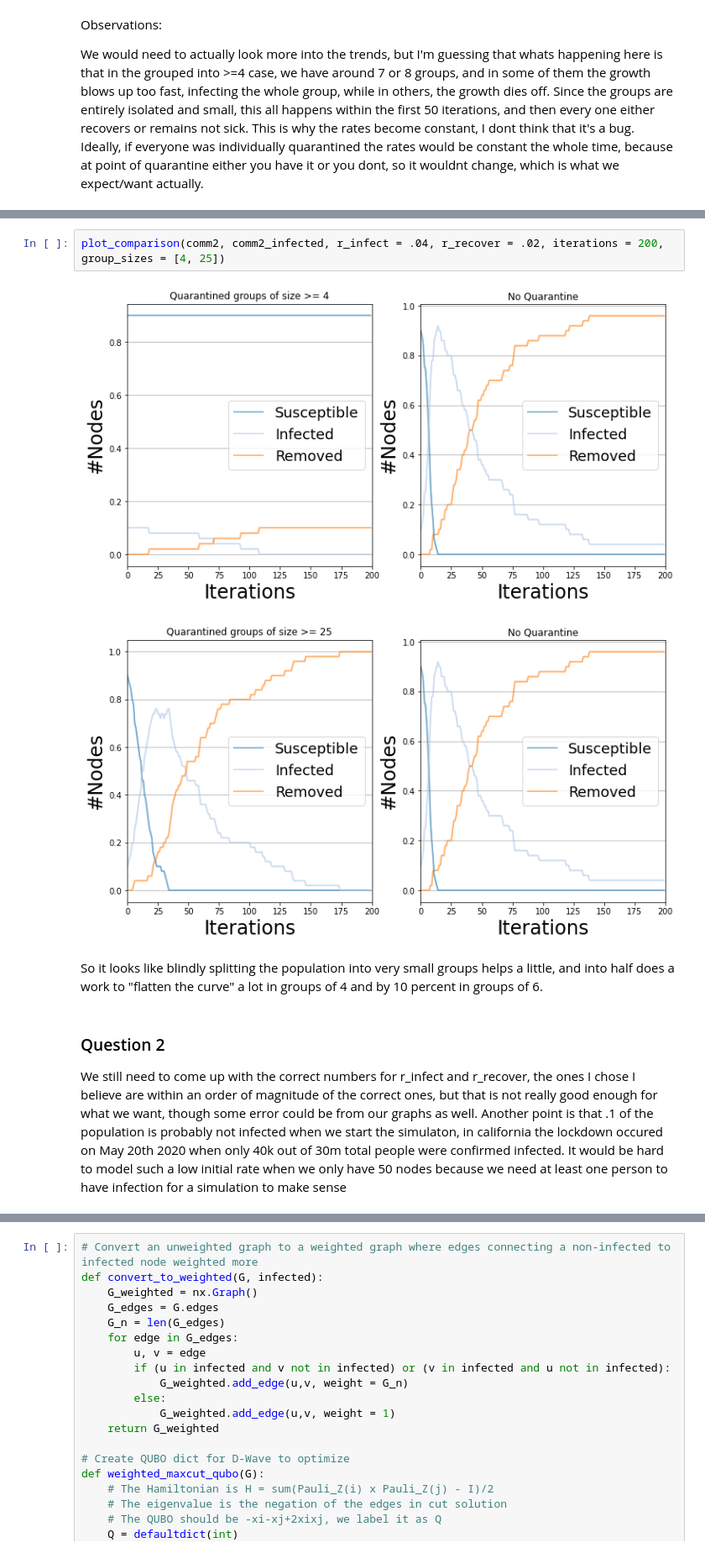
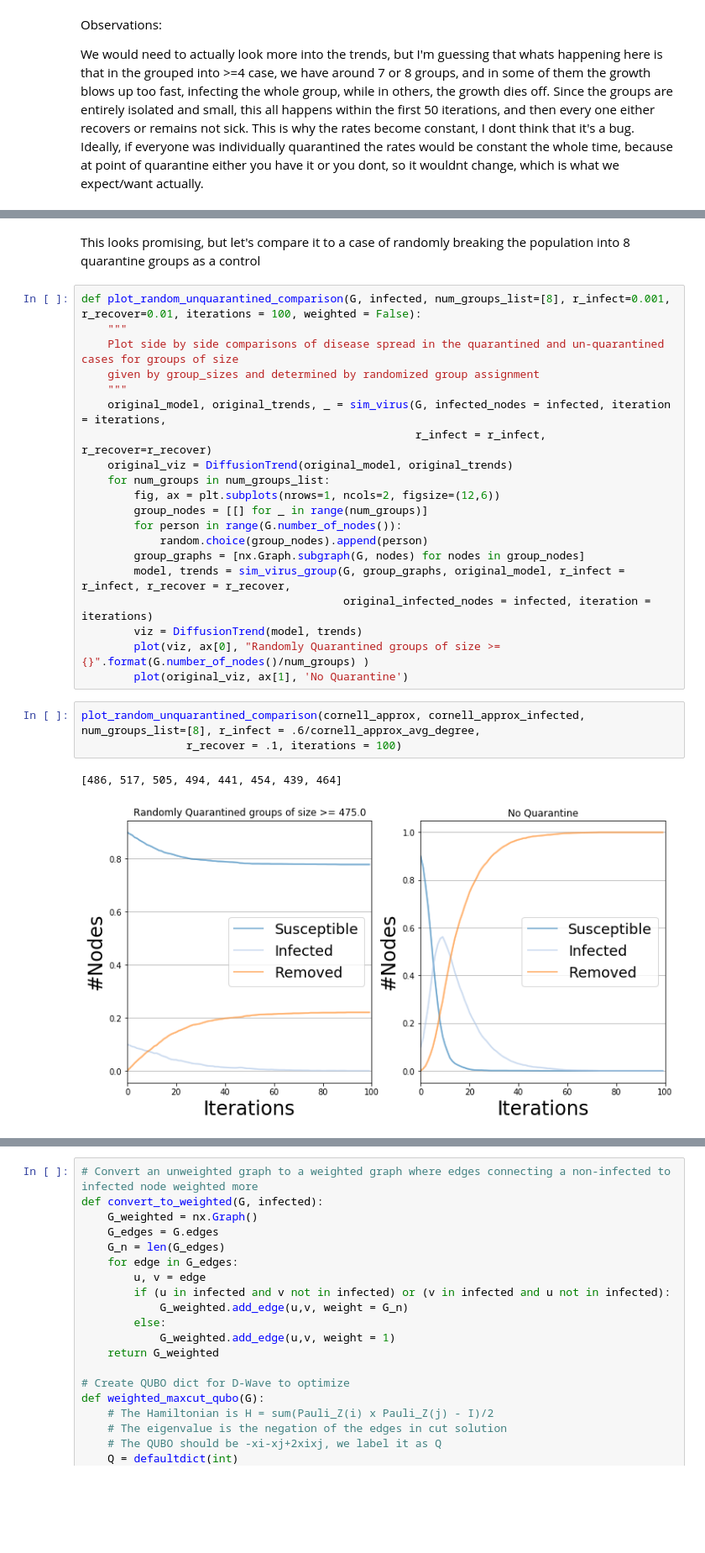
Before and after one commit to Andris-Huang/optimization, a Jupyter notebook: quarantine_maxcut/Using D-Wave Machines to Determine Quarantine Groups.ipynb, the cells around one changed output, grey strips where cells are left out. Shown at 84% size. Cells and saved outputs as stored; diff of their text form; blank space fills up the shorter version.

```diff
--- a/quarantine_maxcut/Using D-Wave Machines to Determine Quarantine Groups.ipynb
+++ b/quarantine_maxcut/Using D-Wave Machines to Determine Quarantine Groups.ipynb
@@ -357,11 +335,28 @@ First lets try the first two
-# %%
-plot_comparison(comm2, comm2_infected, r_infect = .04, r_recover = .02, iterations = 200, group_sizes = [4, 25])
-# %% [output]
-[figure, removed]
-[figure, removed]
-# %% [markdown]
-So it looks like blindly splitting the population into very small groups helps a little, and into half does a work to "flatten the curve" a lot in groups of 4 and by 10 percent in groups of 6.
-# %% [markdown]
-### Question 2
-
-We still need to come up with the correct numbers for r_infect and r_recover, the ones I chose I believe are within an order of magnitude of the correct ones, but that is not really good enough for what we want, though some error could be from our graphs as well. Another point is that .1 of the population is probably not infected when we start the simulaton, in california the lockdown occured on May 20th 2020 when only 40k out of 30m total people were confirmed infected. It would be hard to model such a low initial rate when we only have 50 nodes because we need at least one person to have infection for a simulation to make sense
+# %% [markdown]
+This looks promising, but let's compare it to a case of randomly breaking the population into 8 quarantine groups as a control
+# %%
+def plot_random_unquarantined_comparison(G, infected, num_groups_list=[8], r_infect=0.001, r_recover=0.01, iterations = 100, weighted = False):
+    """
+    Plot side by side comparisons of disease spread in the quarantined and un-quarantined cases for groups of size
+    given by group_sizes and determined by randomized group assignment
+    """
+    original_model, original_trends, _ = sim_virus(G, infected_nodes = infected, iteration = iterations,
+                                                   r_infect = r_infect, r_recover=r_recover)
+    original_viz = DiffusionTrend(original_model, original_trends)
+    for num_groups in num_groups_list:
+        fig, ax = plt.subplots(nrows=1, ncols=2, figsize=(12,6))
+        group_nodes = [[] for _ in range(num_groups)]
+        for person in range(G.number_of_nodes()):
+            random.choice(group_nodes).append(person)
+        group_graphs = [nx.Graph.subgraph(G, nodes) for nodes in group_nodes]
+        model, trends = sim_virus_group(G, group_graphs, original_model, r_infect = r_infect, r_recover = r_recover,
+                                        original_infected_nodes = infected, iteration = iterations)
+        viz = DiffusionTrend(model, trends)
+        plot(viz, ax[0], "Randomly Quarantined groups of size >= {}".format(G.number_of_nodes()/num_groups) )
+        plot(original_viz, ax[1], 'No Quarantine')
+# %%
+plot_random_unquarantined_comparison(cornell_approx, cornell_approx_infected, num_groups_list=[8], r_infect = .6/cornell_approx_avg_degree,
+                r_recover = .1, iterations = 100)
+# %% [output]
+[486, 517, 505, 494, 441, 454, 439, 464]
+[figure, added]
```
Also changed, not shown: parts of 26 cells of this notebook, 3 other files.
